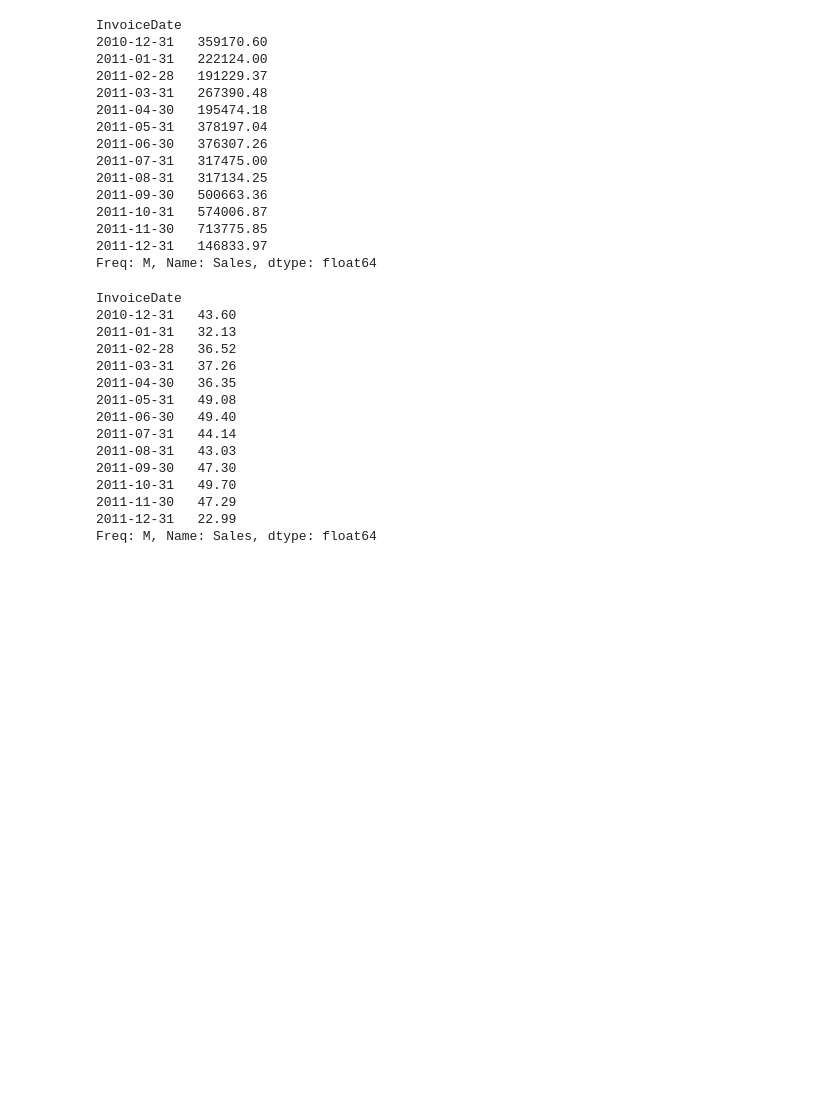
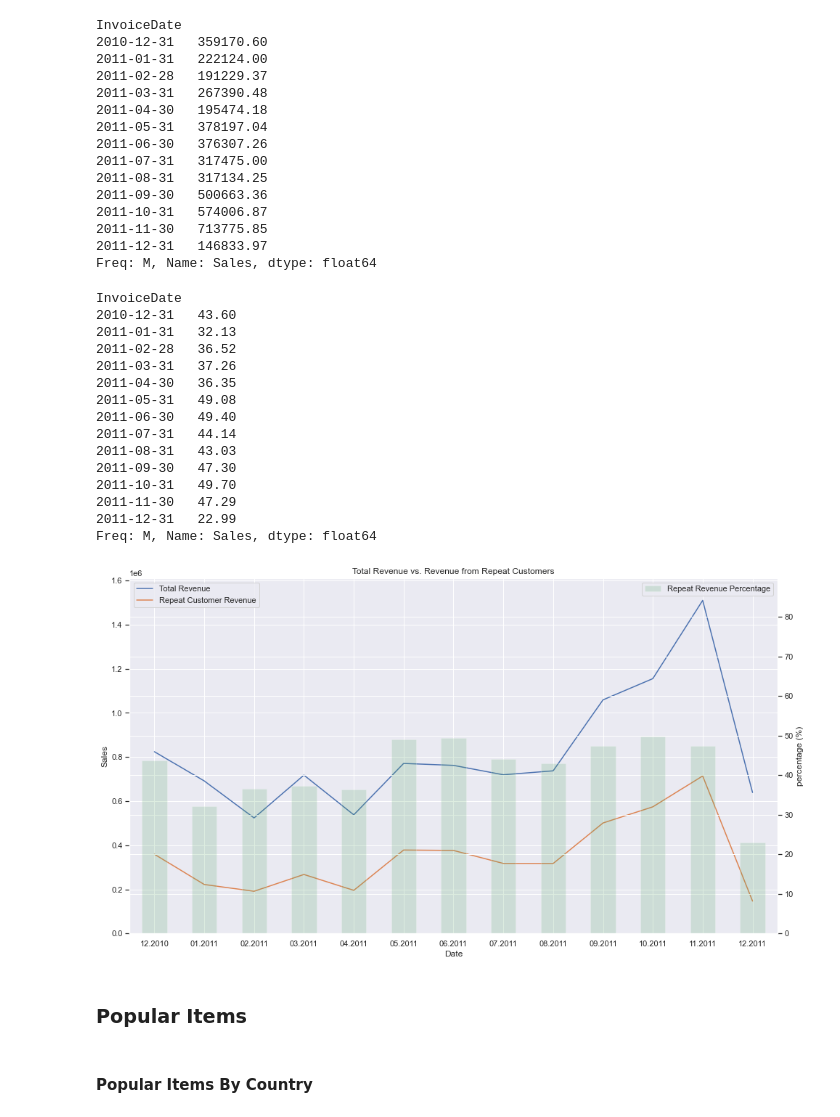
Before and after one commit to nitinjosephrepo/Ecommerce-product-analytics, a Jupyter notebook: Ecomerce Product Analytics with Pandas .ipynb, the cells around one changed output. Cells and saved outputs as stored; diff of their text form; code cells hidden in the pictures; blank space fills up the shorter version.

```diff
--- a/Ecomerce Product Analytics with Pandas .ipynb
+++ b/Ecomerce Product Analytics with Pandas .ipynb
@@ -379,3 +354,43 @@ InvoiceDate
 2011-11-30   47.29
 2011-12-31   22.99
 Freq: M, Name: Sales, dtype: float64
+# %%
+ax = pd.DataFrame(monthly_revenue_df.values).plot(figsize=(16,9))
+
+pd.DataFrame(monthly_rev_repeat_customers_df.values).plot(
+    ax=ax,
+    grid=True,
+)
+
+ax.set_xlabel('Date')
+ax.set_ylabel('Sales')
+ax.set_title('Total Revenue vs. Revenue from Repeat Customers')
+
+ax.legend(['Total Revenue', 'Repeat Customer Revenue'])
+
+ax.set_ylim([0, max(monthly_revenue_df.values)+100000])
+
+ax2 = ax.twinx()
+
+pd.DataFrame(Percentage_Repeat_Revenue.values).plot(
+    ax=ax2,
+    kind='bar',
+    color='g',
+    alpha=0.2
+)
+
+ax2.set_ylim([0, max(Percentage_Repeat_Revenue.values)+40])
+ax2.set_ylabel('percentage (%)')
+ax2.legend(['Repeat Revenue Percentage'])
+
+ax2.set_xticklabels([
+    x.strftime('%m.%Y') for x in Percentage_Repeat_Revenue.index
+])
+
+plt.show()
+# %% [output]
+[figure, added]
+# %% [markdown]
+### Popular Items
+# %% [markdown]
+#### Popular Items By Country
```
Also changed, not shown: parts of 24 cells of this notebook, 1 other file.
